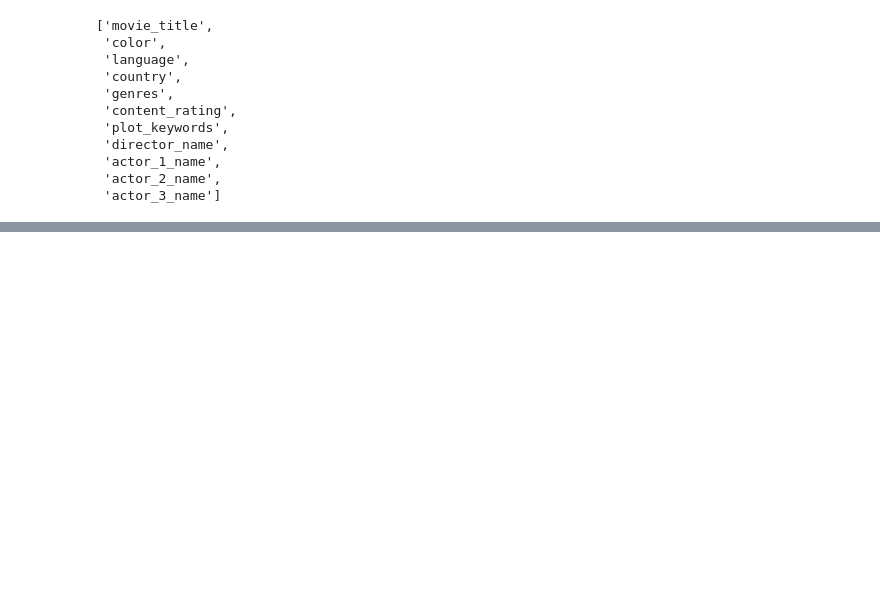
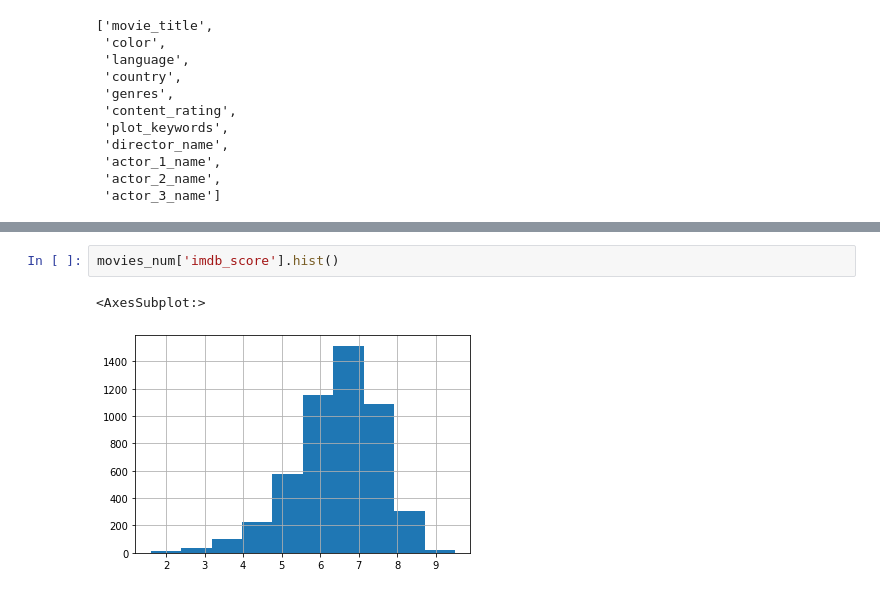
Before and after one commit to Minombreesana/IMDB-project, a Jupyter notebook: IMDB_project/IMDB_project.ipynb, the cells around one changed output, grey strips where cells are left out. Drawn from its saved outputs; the diff is of its cells as text; blank space fills up the shorter version.

```diff
--- a/IMDB_project/IMDB_project.ipynb
+++ b/IMDB_project/IMDB_project.ipynb
@@ -104,0 +124,5 @@ obj_cols
+# %%
+movies_num['imdb_score'].hist()
+# %% [output]
+<AxesSubplot:>
+[figure, added]
```
Also changed, not shown: parts of 5 cells of this notebook.
